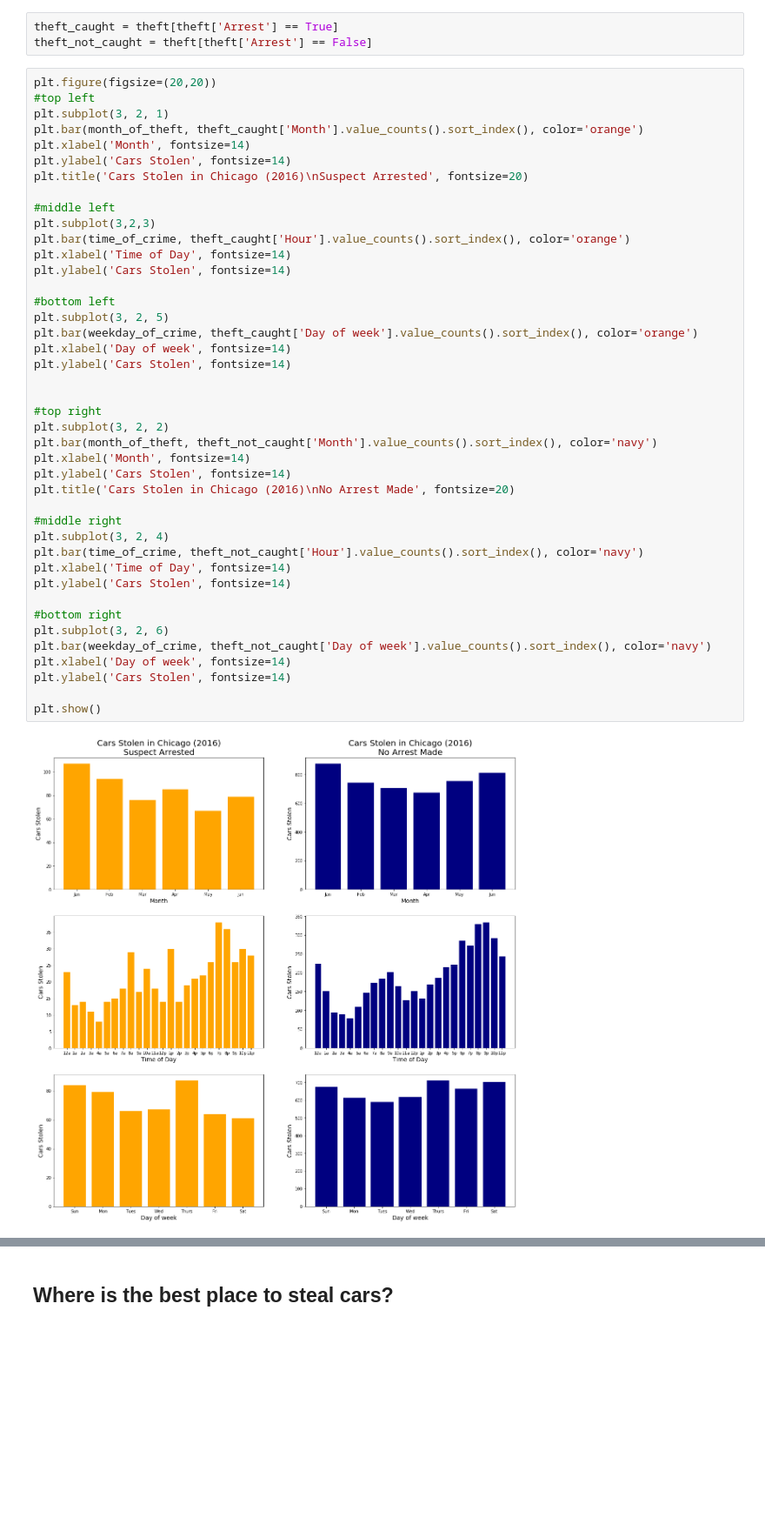
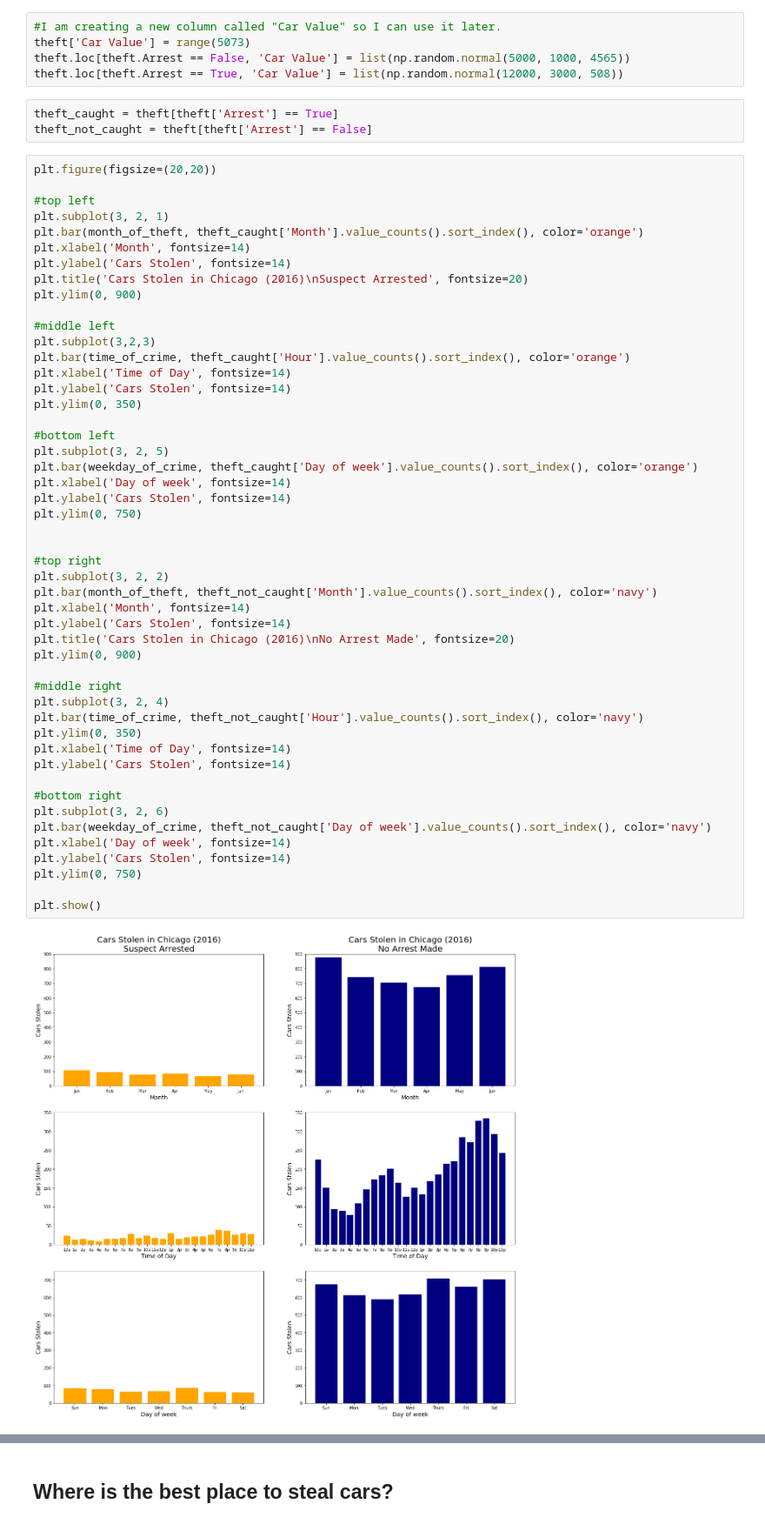
Before and after one commit to Lukede9/Thinkful, a Jupyter notebook: Prep Course/Unit 4/Capstone Report on Car Thefts.ipynb, the cells around one changed output, grey strips where cells are left out. Shown at 87% size. Saved outputs shown, nothing was run; the diff lists cells and outputs as text; blank space fills up the shorter version.

```diff
--- a/Prep Course/Unit 4/Capstone Report on Car Thefts.ipynb
+++ b/Prep Course/Unit 4/Capstone Report on Car Thefts.ipynb
@@ -67,47 +93,59 @@ Great, we know when people have been stealing cars, what day of week, and which
+# %%
+#I am creating a new column called "Car Value" so I can use it later.
+theft['Car Value'] = range(5073)
+theft.loc[theft.Arrest == False, 'Car Value'] = list(np.random.normal(5000, 1000, 4565))
+theft.loc[theft.Arrest == True, 'Car Value'] = list(np.random.normal(12000, 3000, 508))
 # %%
 theft_caught = theft[theft['Arrest'] == True]
 theft_not_caught = theft[theft['Arrest'] == False]
 # %%
 plt.figure(figsize=(20,20))
+
 #top left
 plt.subplot(3, 2, 1)
 plt.bar(month_of_theft, theft_caught['Month'].value_counts().sort_index(), color='orange')
 plt.xlabel('Month', fontsize=14)
 plt.ylabel('Cars Stolen', fontsize=14)
 plt.title('Cars Stolen in Chicago (2016)\nSuspect Arrested', fontsize=20)
+plt.ylim(0, 900)
 
 #middle left
 plt.subplot(3,2,3)
 plt.bar(time_of_crime, theft_caught['Hour'].value_counts().sort_index(), color='orange')
 plt.xlabel('Time of Day', fontsize=14)
 plt.ylabel('Cars Stolen', fontsize=14)
+plt.ylim(0, 350)
 
 #bottom left
 plt.subplot(3, 2, 5)
 plt.bar(weekday_of_crime, theft_caught['Day of week'].value_counts().sort_index(), color='orange')
 plt.xlabel('Day of week', fontsize=14)
 plt.ylabel('Cars Stolen', fontsize=14)
+plt.ylim(0, 750)
 
 
 #top right
 plt.subplot(3, 2, 2)
 plt.bar(month_of_theft, theft_not_caught['Month'].value_counts().sort_index(), color='navy')
 plt.xlabel('Month', fontsize=14)
 plt.ylabel('Cars Stolen', fontsize=14)
 plt.title('Cars Stolen in Chicago (2016)\nNo Arrest Made', fontsize=20)
+plt.ylim(0, 900)
 
 #middle right
 plt.subplot(3, 2, 4)
 plt.bar(time_of_crime, theft_not_caught['Hour'].value_counts().sort_index(), color='navy')
+plt.ylim(0, 350)
 plt.xlabel('Time of Day', fontsize=14)
 plt.ylabel('Cars Stolen', fontsize=14)
 
 #bottom right
 plt.subplot(3, 2, 6)
 plt.bar(weekday_of_crime, theft_not_caught['Day of week'].value_counts().sort_index(), color='navy')
 plt.xlabel('Day of week', fontsize=14)
 plt.ylabel('Cars Stolen', fontsize=14)
+plt.ylim(0, 750)
 
 plt.show()
 # %% [output]
-[figure, old version]
+[figure, new version]
```
Also changed, not shown: parts of 31 cells of this notebook.
